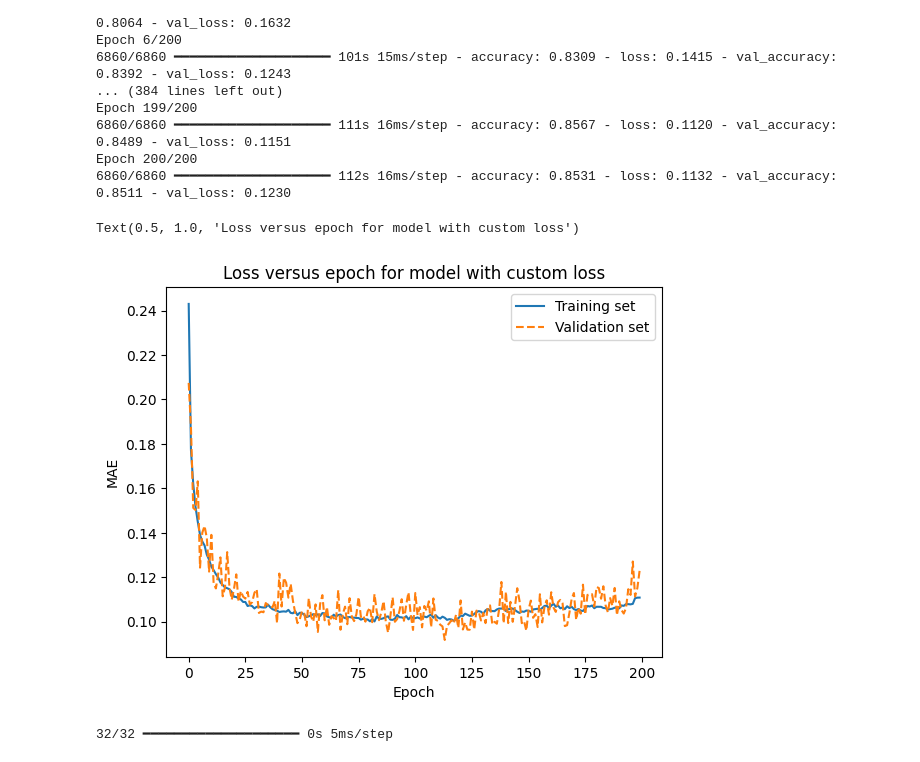
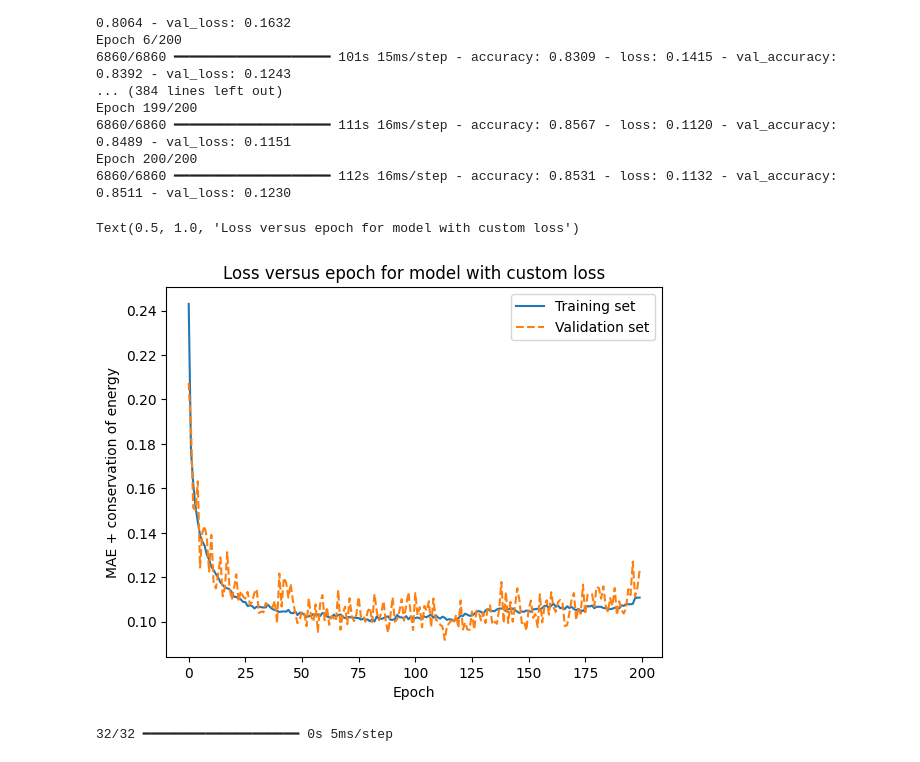
Before and after one commit to stinaper/tif285, a Jupyter notebook: doc/pub/Projects/Project2/TIF285_Project2.ipynb, the cells around one changed output. Cells and saved outputs as stored; diff of their text form; code cells hidden in the pictures.

```diff
--- a/doc/pub/Projects/Project2/TIF285_Project2.ipynb
+++ b/doc/pub/Projects/Project2/TIF285_Project2.ipynb
@@ -1242,7 +1029,8 @@ Model: "sequential_5"
  Trainable params: 149,636 (584.52 KB)
  Non-trainable params: 0 (0.00 B)
 # %%
+# Compile custom loss model
 energy_model.compile(optimizer= keras.optimizers.Adam(0.001, 0.5, 0.5),
-                loss=custom_lossALT,
+                loss=custom_loss,
                 metrics=['accuracy'])
 # %%
@@ -1269,13 +1059,14 @@ Epoch 199/200
 Epoch 200/200
 6860/6860 ━━━━━━━━━━━━━━━━━━━━ 112s 16ms/step - accuracy: 0.8531 - loss: 0.1132 - val_accuracy: 0.8511 - val_loss: 0.1230
 # %%
+# Plot loss vs epoch, custom loss model
 plt.plot(energy_history.history['loss'], label = 'Training set')
 plt.plot(energy_history.history['val_loss'], linestyle='dashed', label = 'Validation set')
 plt.xlabel('Epoch')
-plt.ylabel('MAE')
+plt.ylabel('MAE + conservation of energy')
 plt.legend()
 plt.title('Loss versus epoch for model with custom loss')
 # %% [output]
 Text(0.5, 1.0, 'Loss versus epoch for model with custom loss')
-[figure, old version]
+[figure, new version]
 # %%
```
Also changed, not shown: parts of 53 cells of this notebook.
